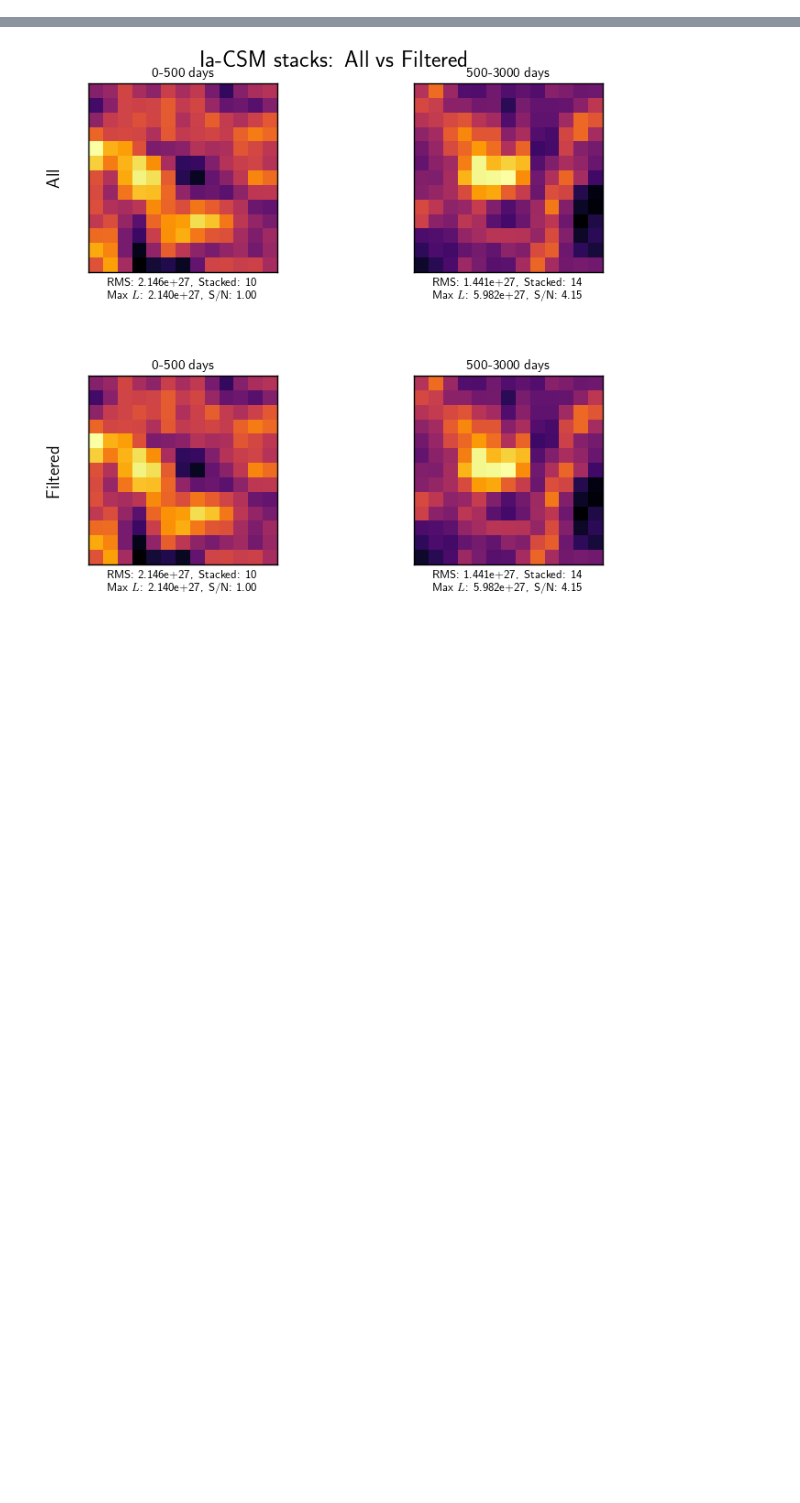
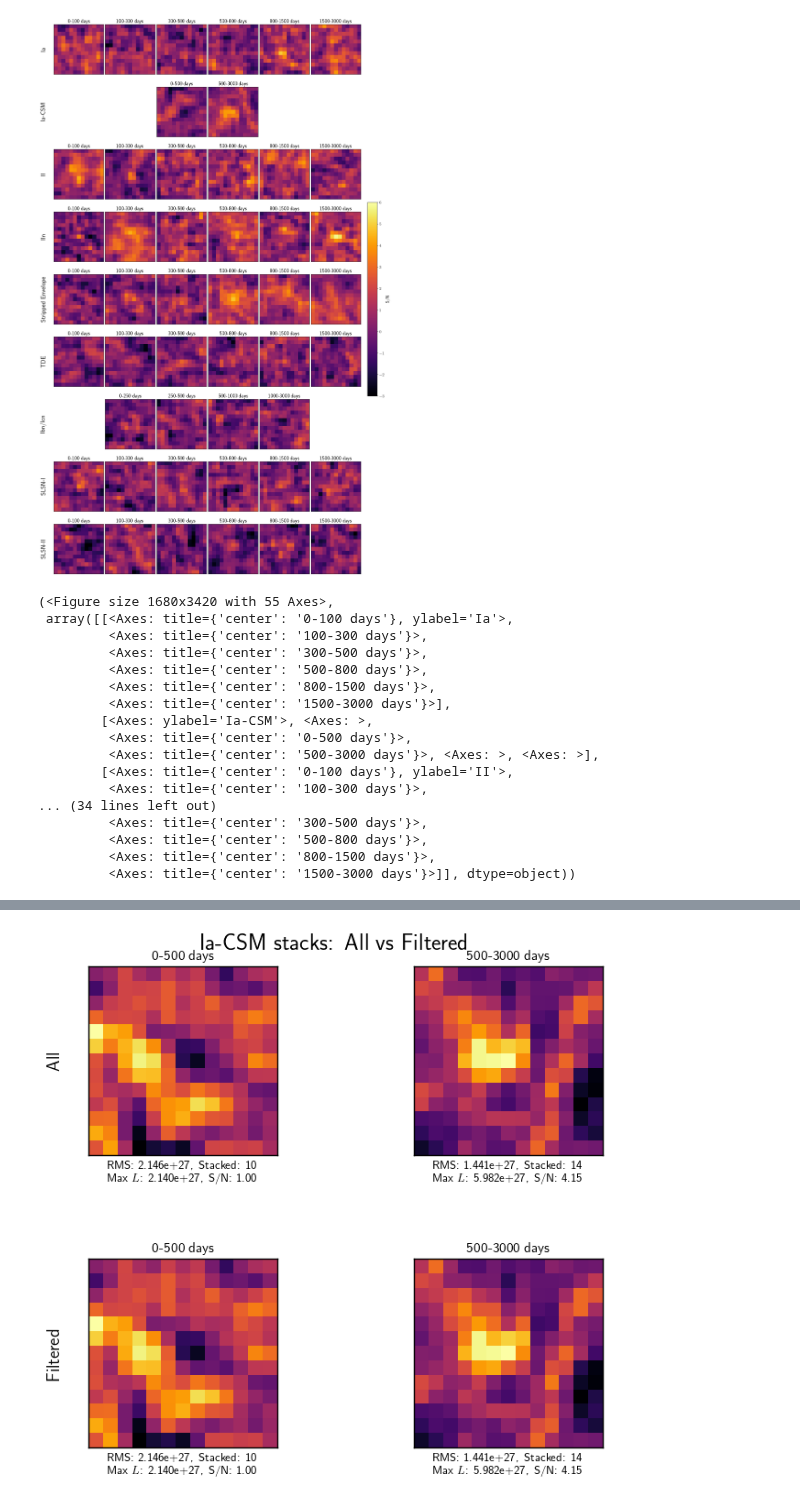
Before and after one commit to JackPope11/bts_vlass_cross_matching, a Jupyter notebook: stacking_plots.ipynb, the cells around one changed output, grey strips where cells are left out. Cells and saved outputs as stored; diff of their text form; code cells hidden in the pictures; blank space fills up the shorter version.

```diff
--- a/stacking_plots.ipynb
+++ b/stacking_plots.ipynb
@@ -218,0 +368,2 @@ def plot_stacks_for_type_combined(
+# %%
+plot_df = filtered_stacked_df.copy()
@@ -218,0 +417,21 @@ def plot_stacks_for_type_combined(
+# %%
+plot_stacks_all_types_vertical(plot_df, savepath="stacked_types_1.pdf", individual_scaling=False)
+# %% [output]
+[figure, added]
+(<Figure size 1680x3420 with 55 Axes>,
+ array([[<Axes: title={'center': '0-100 days'}, ylabel='Ia'>,
+         <Axes: title={'center': '100-300 days'}>,
+         <Axes: title={'center': '300-500 days'}>,
+         <Axes: title={'center': '500-800 days'}>,
+         <Axes: title={'center': '800-1500 days'}>,
+         <Axes: title={'center': '1500-3000 days'}>],
+        [<Axes: ylabel='Ia-CSM'>, <Axes: >,
+         <Axes: title={'center': '0-500 days'}>,
+         <Axes: title={'center': '500-3000 days'}>, <Axes: >, <Axes: >],
+        [<Axes: title={'center': '0-100 days'}, ylabel='II'>,
+         <Axes: title={'center': '100-300 days'}>,
+... (34 lines left out)
+         <Axes: title={'center': '300-500 days'}>,
+         <Axes: title={'center': '500-800 days'}>,
+         <Axes: title={'center': '800-1500 days'}>,
+         <Axes: title={'center': '1500-3000 days'}>]], dtype=object))
```
Also changed, not shown: parts of 11 cells of this notebook, 14 other files.
